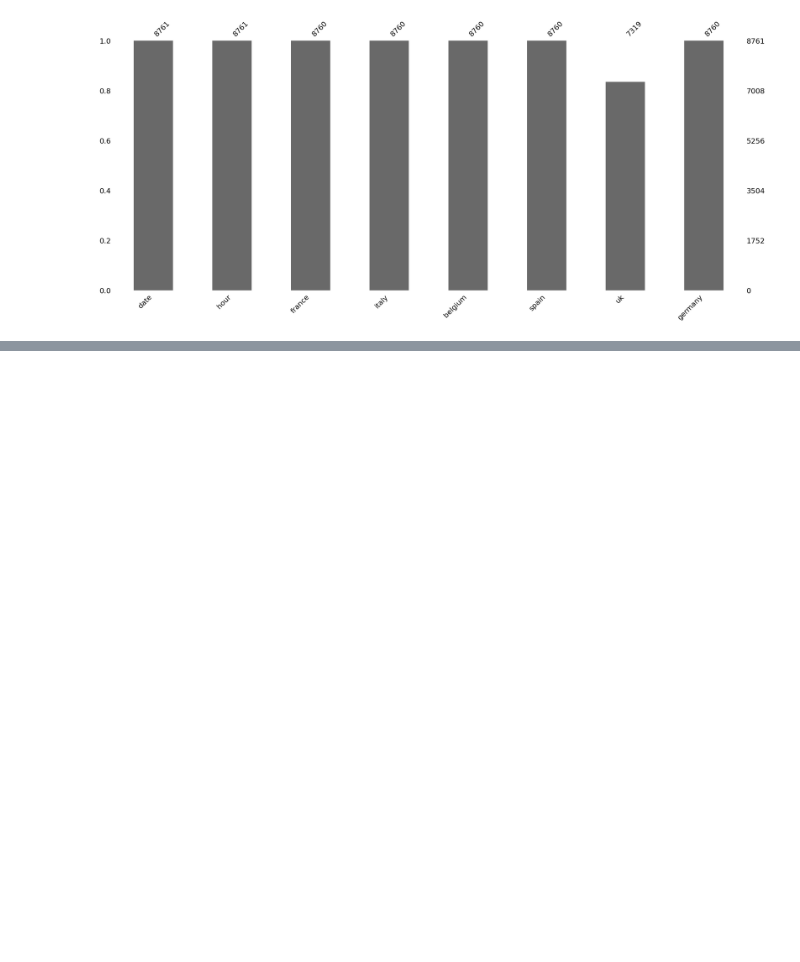
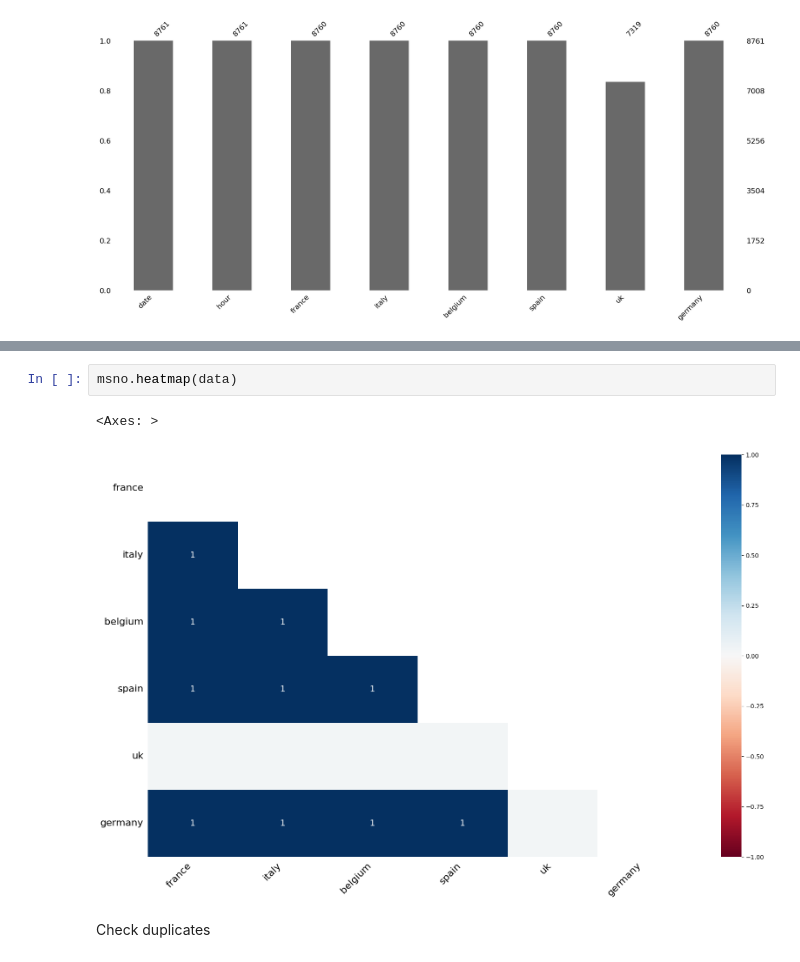
Before and after one commit to Subhhankar/Handeling-skewness, a Jupyter notebook: handeling_skewness.ipynb, the cells around one changed output, grey strips where cells are left out. Drawn from its saved outputs; the diff is of its cells as text; blank space fills up the shorter version.

```diff
--- a/handeling_skewness.ipynb
+++ b/handeling_skewness.ipynb
@@ -55,0 +67,7 @@ msno.bar(data)
+# %%
+msno.heatmap(data)
+# %% [output]
+<Axes: >
+[figure, added]
+# %% [markdown]
+Check duplicates
```
Also changed, not shown: parts of 22 cells of this notebook.
